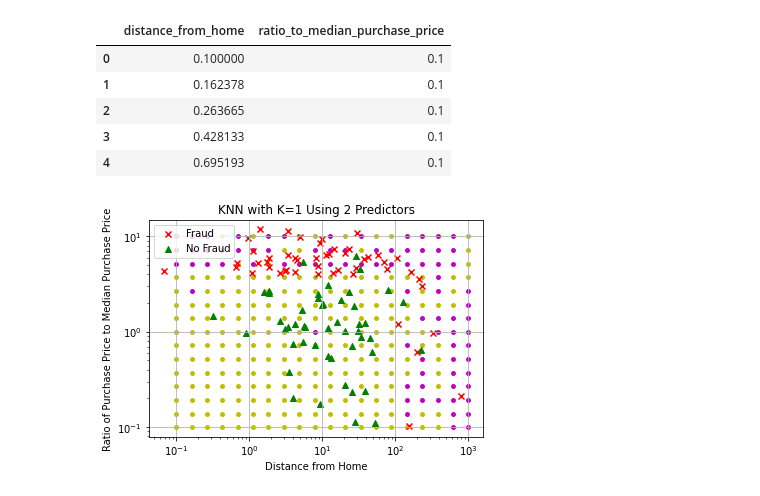
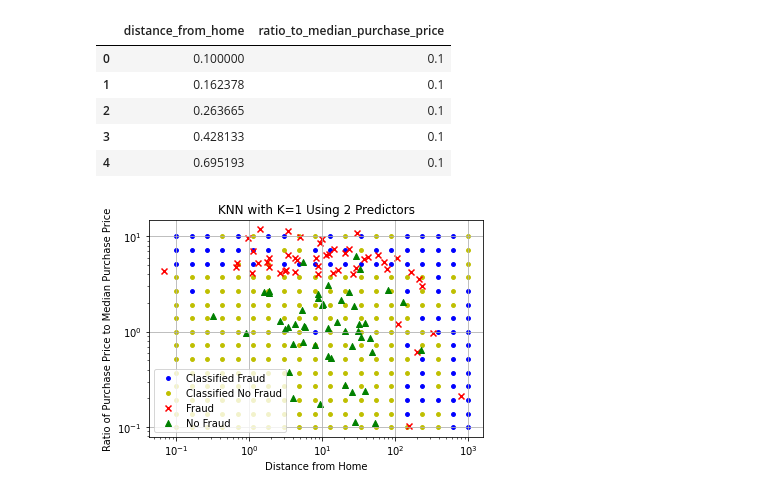
Before and after one commit to wavyvone/Credit_Card_Fraud, a Jupyter notebook: Mini-Project 2 - KNN.ipynb, the cells around one changed output. Saved outputs shown, nothing was run; the diff lists cells and outputs as text; code cells hidden in the pictures.

```diff
--- a/Mini-Project 2 - KNN.ipynb
+++ b/Mini-Project 2 - KNN.ipynb
@@ -315,19 +297,19 @@ no_fraud_grid = test_2col[test_2col['fraud'] == 0.0]
 # %%
 # Make scatterplot showing separate cases as functions of distance_from_home and ratio_to_median_purchase_price
 plt.scatter(had_fraud_grid['distance_from_home'], had_fraud_grid['ratio_to_median_purchase_price'],
-            s=15, c='m')
+            s=15, c='b', label='Classified Fraud')
 plt.scatter(no_fraud_grid['distance_from_home'], no_fraud_grid['ratio_to_median_purchase_price'],
-            s=15, c='y')
+            s=15, c='y', label='Classified No Fraud')
 plt.scatter(had_fraud_subset['distance_from_home'], had_fraud_subset['ratio_to_median_purchase_price'],
             label='Fraud', c='r', marker='x')
 plt.scatter(no_fraud_subset['distance_from_home'], no_fraud_subset['ratio_to_median_purchase_price'],
             label='No Fraud', c='g', marker='^')
 plt.xscale('log')
 plt.yscale('log')
 plt.xlabel('Distance from Home')
 plt.ylabel('Ratio of Purchase Price to Median Purchase Price')
 plt.title(f'KNN with K={n_neighbors} Using 2 Predictors')
-plt.legend()
+plt.legend(loc='lower left')
 plt.grid()
 # %% [output]
-[figure, old version]
+[figure, new version]
```
Also changed, not shown: parts of 20 cells of this notebook.
